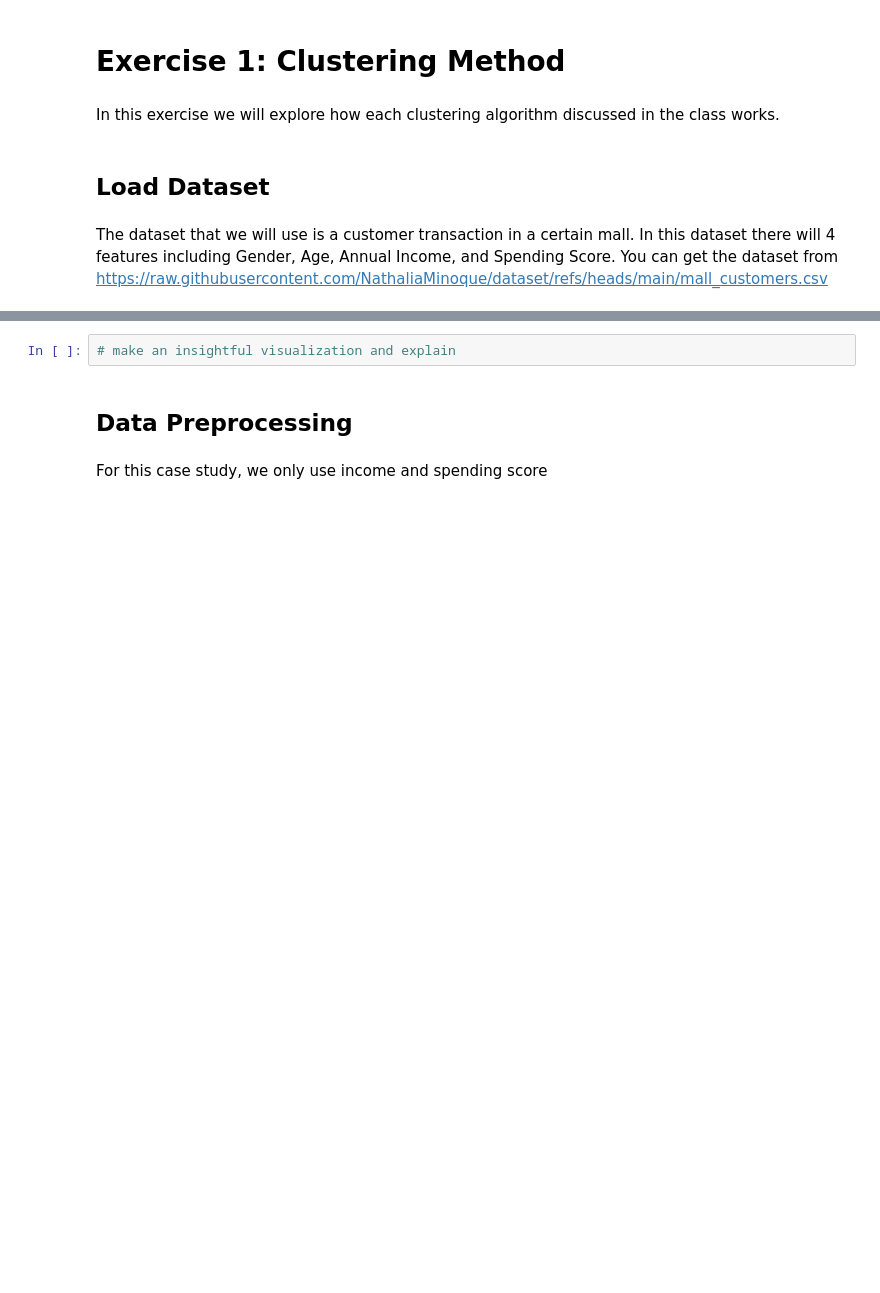
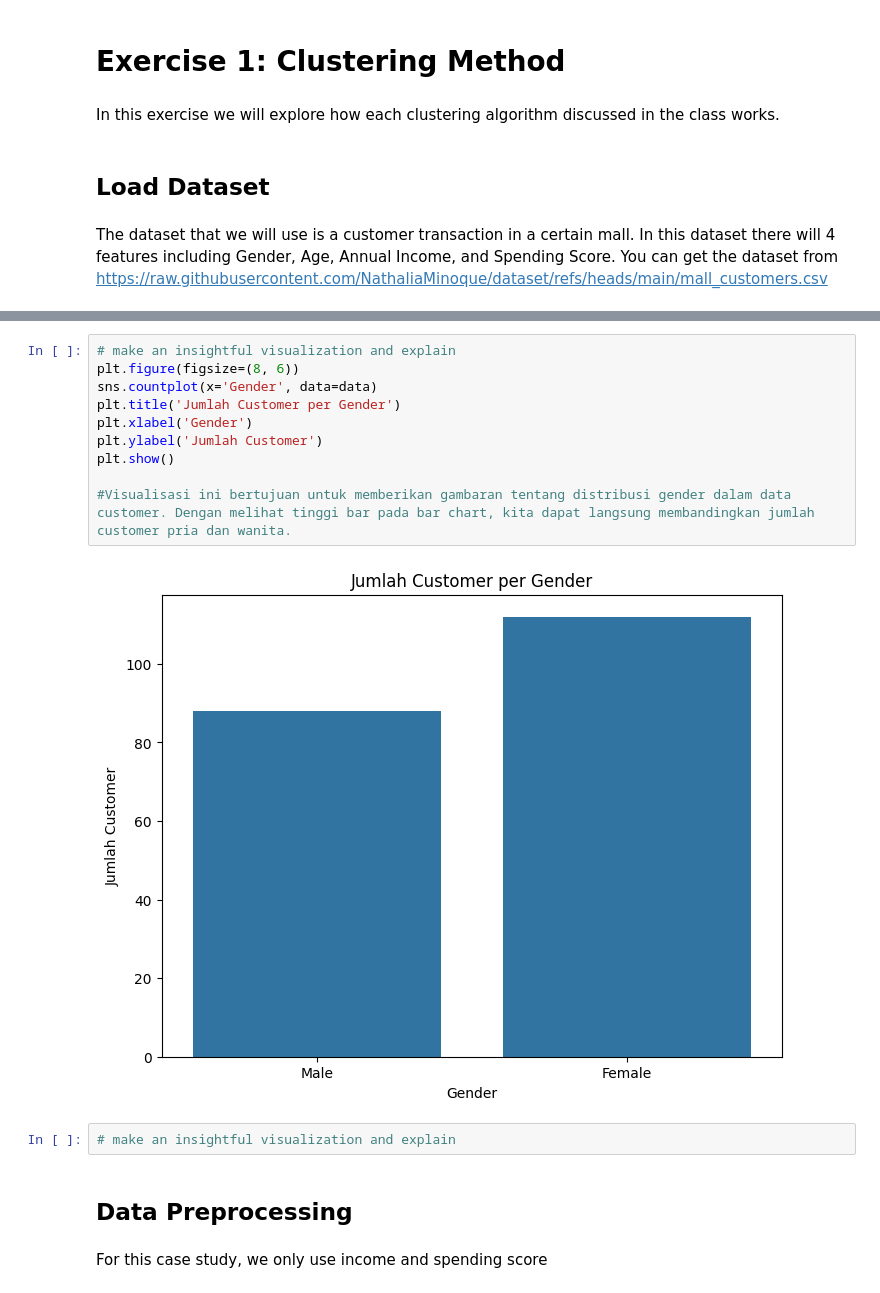
Before and after one commit to Steivann/tugas-data-mining, a Jupyter notebook: [Question]_Exercise_Week_8_KMeans_Clustering.ipynb, the cells around one changed output, grey strips where cells are left out. Drawn from its saved outputs; the diff is of its cells as text; blank space fills up the shorter version.

```diff
--- a/[Question]_Exercise_Week_8_KMeans_Clustering.ipynb
+++ b/[Question]_Exercise_Week_8_KMeans_Clustering.ipynb
@@ -65,3 +73,15 @@ dtype: int64
+# %%
+# make an insightful visualization and explain
+plt.figure(figsize=(8, 6))
+sns.countplot(x='Gender', data=data)
+plt.title('Jumlah Customer per Gender')
+plt.xlabel('Gender')
+plt.ylabel('Jumlah Customer')
+plt.show()
+
+#Visualisasi ini bertujuan untuk memberikan gambaran tentang distribusi gender dalam data customer. Dengan melihat tinggi bar pada bar chart, kita dapat langsung membandingkan jumlah customer pria dan wanita.
+# %% [output]
+[figure, added]
 # %%
 # make an insightful visualization and explain
 # %% [markdown]
```
Also changed, not shown: parts of 28 cells of this notebook.
